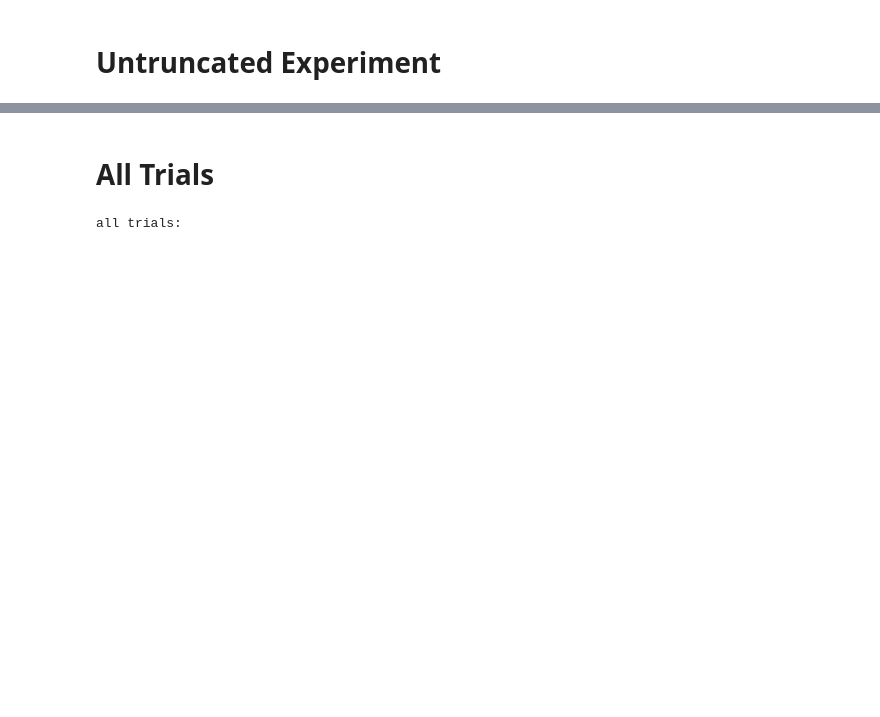
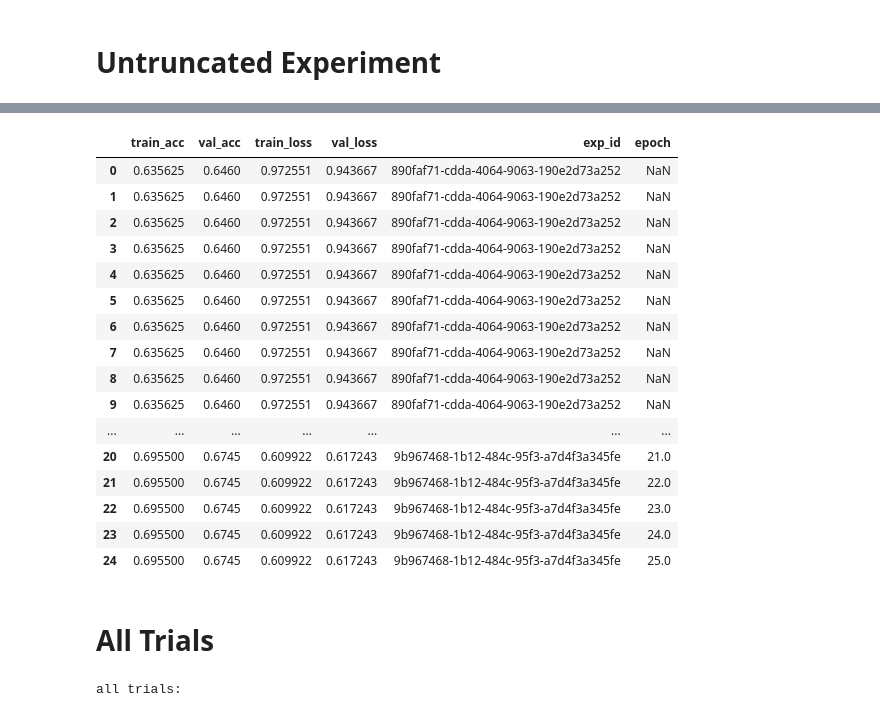
Before and after one commit to pstefanou12/delphi.ai, a Jupyter notebook: notebooks/truncated_multinomial_logistic_regression/Multinomial Logistic Regression on Synthetic Data.ipynb, the cells around one changed output, grey strips where cells are left out. Saved outputs shown, nothing was run; the diff lists cells and outputs as text; code cells hidden in the pictures; blank space fills up the shorter version.

```diff
--- a/notebooks/truncated_multinomial_logistic_regression/Multinomial Logistic Regression on Synthetic Data.ipynb
+++ b/notebooks/truncated_multinomial_logistic_regression/Multinomial Logistic Regression on Synthetic Data.ipynb
@@ -230,3 +188,23 @@ Warning: exp_id 5bc8a7bb-e680-48e9-be5f-ca076ee63c00 has no table 'log_cos'. Ski
+# %%
+results
+# %% [output]
+|  | train_acc | val_acc | train_loss | val_loss | exp_id | epoch |
+| 0 | 0.635625 | 0.6460 | 0.972551 | 0.943667 | 890faf71-cdda-4064-9063-190e2d73a252 | NaN |
+| 1 | 0.635625 | 0.6460 | 0.972551 | 0.943667 | 890faf71-cdda-4064-9063-190e2d73a252 | NaN |
+| 2 | 0.635625 | 0.6460 | 0.972551 | 0.943667 | 890faf71-cdda-4064-9063-190e2d73a252 | NaN |
+| 3 | 0.635625 | 0.6460 | 0.972551 | 0.943667 | 890faf71-cdda-4064-9063-190e2d73a252 | NaN |
+| 4 | 0.635625 | 0.6460 | 0.972551 | 0.943667 | 890faf71-cdda-4064-9063-190e2d73a252 | NaN |
+| 5 | 0.635625 | 0.6460 | 0.972551 | 0.943667 | 890faf71-cdda-4064-9063-190e2d73a252 | NaN |
+| 6 | 0.635625 | 0.6460 | 0.972551 | 0.943667 | 890faf71-cdda-4064-9063-190e2d73a252 | NaN |
+| 7 | 0.635625 | 0.6460 | 0.972551 | 0.943667 | 890faf71-cdda-4064-9063-190e2d73a252 | NaN |
+| 8 | 0.635625 | 0.6460 | 0.972551 | 0.943667 | 890faf71-cdda-4064-9063-190e2d73a252 | NaN |
+| 9 | 0.635625 | 0.6460 | 0.972551 | 0.943667 | 890faf71-cdda-4064-9063-190e2d73a252 | NaN |
+| ... | ... | ... | ... | ... | ... | ... |
+| 20 | 0.695500 | 0.6745 | 0.609922 | 0.617243 | 9b967468-1b12-484c-95f3-a7d4f3a345fe | 21.0 |
+| 21 | 0.695500 | 0.6745 | 0.609922 | 0.617243 | 9b967468-1b12-484c-95f3-a7d4f3a345fe | 22.0 |
+| 22 | 0.695500 | 0.6745 | 0.609922 | 0.617243 | 9b967468-1b12-484c-95f3-a7d4f3a345fe | 23.0 |
+| 23 | 0.695500 | 0.6745 | 0.609922 | 0.617243 | 9b967468-1b12-484c-95f3-a7d4f3a345fe | 24.0 |
+| 24 | 0.695500 | 0.6745 | 0.609922 | 0.617243 | 9b967468-1b12-484c-95f3-a7d4f3a345fe | 25.0 |
 # %% [markdown]
 # All Trials
 # %%
```
Also changed, not shown: parts of 23 cells of this notebook.
